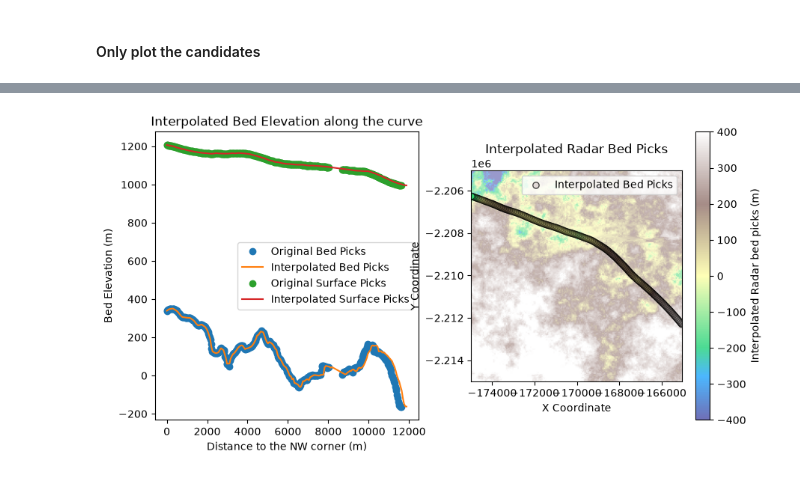
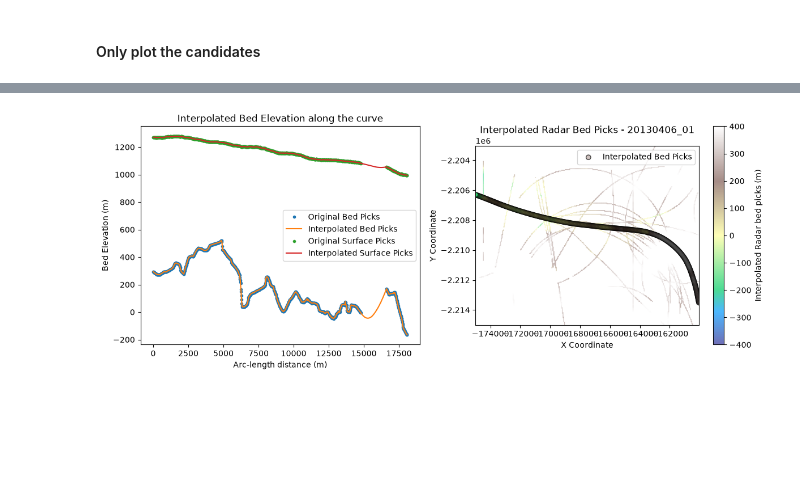
Before and after one commit to alastairyang/invert-basal-ice, a Jupyter notebook: notebook/bedTopographyEqip.ipynb, the cells around one changed output, grey strips where cells are left out. Drawn from its saved outputs; the diff is of its cells as text; code cells hidden in the pictures; blank space fills up the shorter version.

```diff
--- a/notebook/bedTopographyEqip.ipynb
+++ b/notebook/bedTopographyEqip.ipynb
@@ -17,7 +17,7 @@ bed_picks = pd.read_csv(bed_picks_path)
 print(bed_picks.head())
 
 # load a stochastic bed for reference
-stochastic_bed = pd.read_csv(stochastic_bed_path.replace('*', 'SGS_realization_3'))
+stochastic_bed = pd.read_csv(stochastic_bed_path.replace('*', 'SGS_realization_1_data'))
 
 # count unique 'segment' in the pandas table, segments are strings
 unique_segments = bed_picks['segment'].nunique()
@@ -123,11 +168,11 @@ plt.show()
 # %%
+from scipy.interpolate import splprep, splev, interp1d
+
 # crop the segment data to the extent of the stochastic bed
-segment_picked = ['20080722_02']
-segment_picked_data = bed_picks[bed_picks['segment'].isin(segment_picked)]
-segment_picked_data_cropped = segment_picked_data[(segment_picked_data['X'] >= extent[0])
-                                                & (segment_picked_data['X'] <= extent[1])
-                                                & (segment_picked_data['Y'] >= extent[2])
-                                                & (segment_picked_data['Y'] <= extent[3])]
+segment_picked_data_cropped = segment_new[(segment_new['X'] >= extent[0])
+                                        & (segment_new['X'] <= extent[1])
+                                        & (segment_new['Y'] >= extent[2])
+                                        & (segment_new['Y'] <= extent[3])]
 
 # THIS IS HARD WRIGING FOR THIS SPECIFIC SEGMENT
 # recompute the distance wrt the lower right corner data point
@@ -139,7 +184,6 @@ segment_picked_data_cropped['Dist'] = np.sqrt((segment_picked_data_cropped['X']
 segment_picked_data_cropped = segment_picked_data_cropped.sort_values(by='Dist')
 
 # interpolate x, y to a curve that is linearly spaced in x and y, and then interpolate the bed picks to that grid
-from scipy.interpolate import griddata, splprep, splev, interp1d
 curve_x = segment_picked_data_cropped['X'].values
 curve_y = segment_picked_data_cropped['Y'].values
 curve_bedz  = segment_picked_data_cropped['bottom'].values
@@ -154,48 +198,50 @@ total_length = arc_length[-1]
 tck, _ = splprep([curve_x, curve_y], u=arc_length, s=0)
 
 # sample at EQUALLY spaced arc-length intervals
-n_points = 200  # adjust as needed
+n_points = 400  # adjust as needed
 u_equal = np.linspace(0, total_length, n_points)
 linear_x, linear_y = splev(u_equal, tck)
 
 # first interpolate the original z values onto arc-length
-bedz_interp_func  = interp1d(arc_length, curve_bedz, kind='linear', fill_value='extrapolate')
-surfz_interp_func = interp1d(arc_length, curve_surfz, kind='linear', fill_value='extrapolate')
+bedz_interp_func  = interp1d(arc_length, curve_bedz, kind='quadratic', fill_value='extrapolate')
+surfz_interp_func = interp1d(arc_length, curve_surfz, kind='quadratic', fill_value='extrapolate')
 bed_picks_interp  = bedz_interp_func(u_equal)
 surf_picks_interp = surfz_interp_func(u_equal)
 
 # visuzlied
-plt.figure(figsize=(10, 5))
+plt.figure(figsize=(14, 5))
 plt.subplot(1, 2, 1)
-plt.plot(segment_picked_data_cropped['Dist'], segment_picked_data_cropped['bottom'], 'o', label='Original Bed Picks')
+# use arc_length for original points — same parameterization as u_equal
+plt.plot(arc_length, curve_bedz, 'o', markersize=3, label='Original Bed Picks')
 plt.plot(u_equal, bed_picks_interp, '-', label='Interpolated Bed Picks')
-plt.plot(segment_picked_data_cropped['Dist'], segment_picked_data_cropped['surface'], 'o', label='Original Surface Picks')
+plt.plot(arc_length, curve_surfz, 'o', markersize=3, label='Original Surface Picks')
 plt.plot(u_equal, surf_picks_interp, '-', label='Interpolated Surface Picks')
 plt.title('Interpolated Bed Elevation along the curve')
-plt.xlabel('Distance to the NW corner (m)')
+plt.xlabel('Arc-length distance (m)')
 plt.ylabel('Bed Elevation (m)')
 plt.legend()
+
 plt.subplot(1, 2, 2)
 plt.imshow(Z_interp, extent=extent, origin='lower', cmap='terrain', vmin=-400, vmax=400, alpha=0.5)
 plt.scatter(linear_x, linear_y, c=bed_picks_interp, cmap='terrain', edgecolor='k',
             vmin=-400, vmax=400, alpha=0.7, label='Interpolated Bed Picks')
 # plt.scatter(curve_x, curve_y, c=segment_picked_data_cropped['Dist'], cmap='viridis',
 #             alpha=0.7, label='Interpolated Bed Picks')
 plt.colorbar(label='Interpolated Radar bed picks (m)')
 plt.legend()
-plt.title('Interpolated Radar Bed Picks')
+plt.title(f'Interpolated Radar Bed Picks - {segment_picked[0]}')
 plt.xlabel('X Coordinate')
 plt.ylabel('Y Coordinate')
 plt.show()
 
 # save the interpolated bed picks to a CSV file
 interpolated_bed_picks_df = pd.DataFrame({
     'X': linear_x,
     'Y': linear_y,
     'Dist': u_equal,
     'bottom': bed_picks_interp,
     'surface': surf_picks_interp
 })
-interpolated_bed_picks_df.to_csv('../data/interpolated_bed_picks_20080722_02.csv', index=False)
+interpolated_bed_picks_df.to_csv(f'../data/interpolated_bed_picks_{segment_picked[0]}.csv', index=False)
 # %% [output]
-[figure, old version]
+[figure, new version]
```
Also changed, not shown: parts of 2 cells of this notebook, 40 other files.
